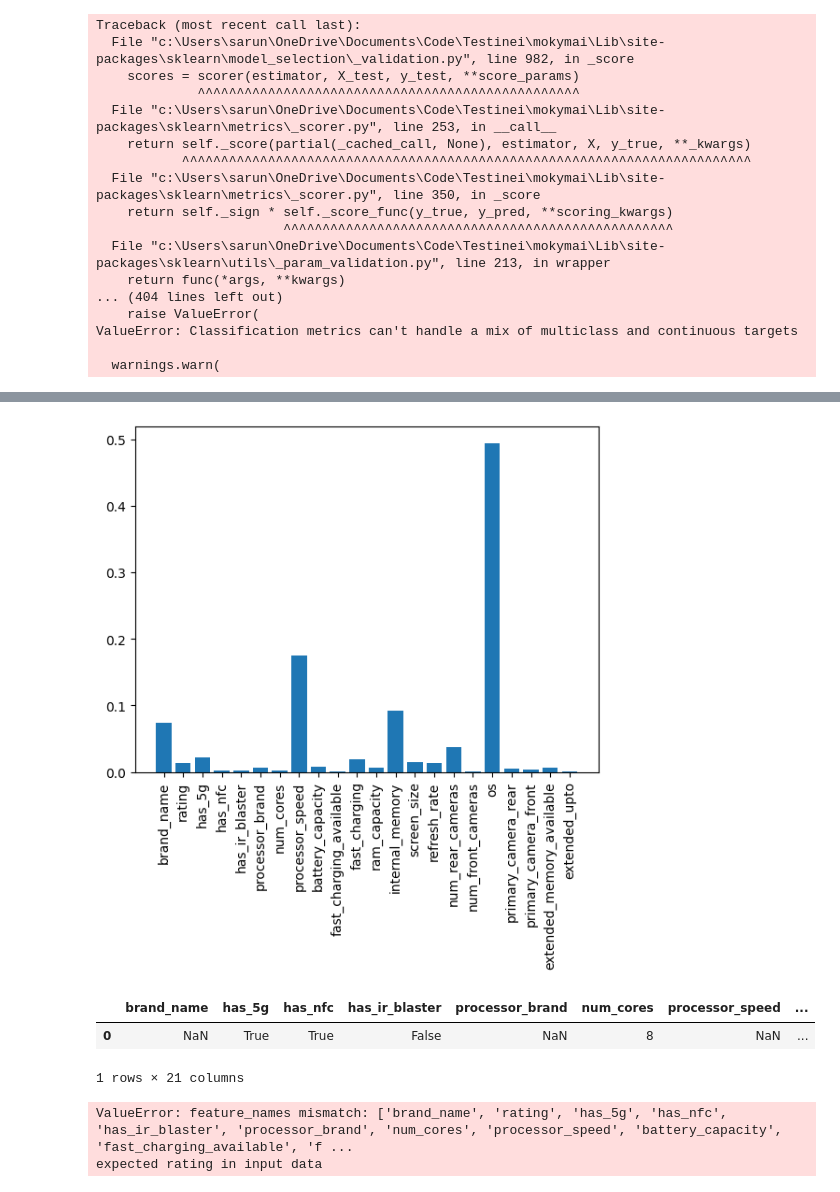
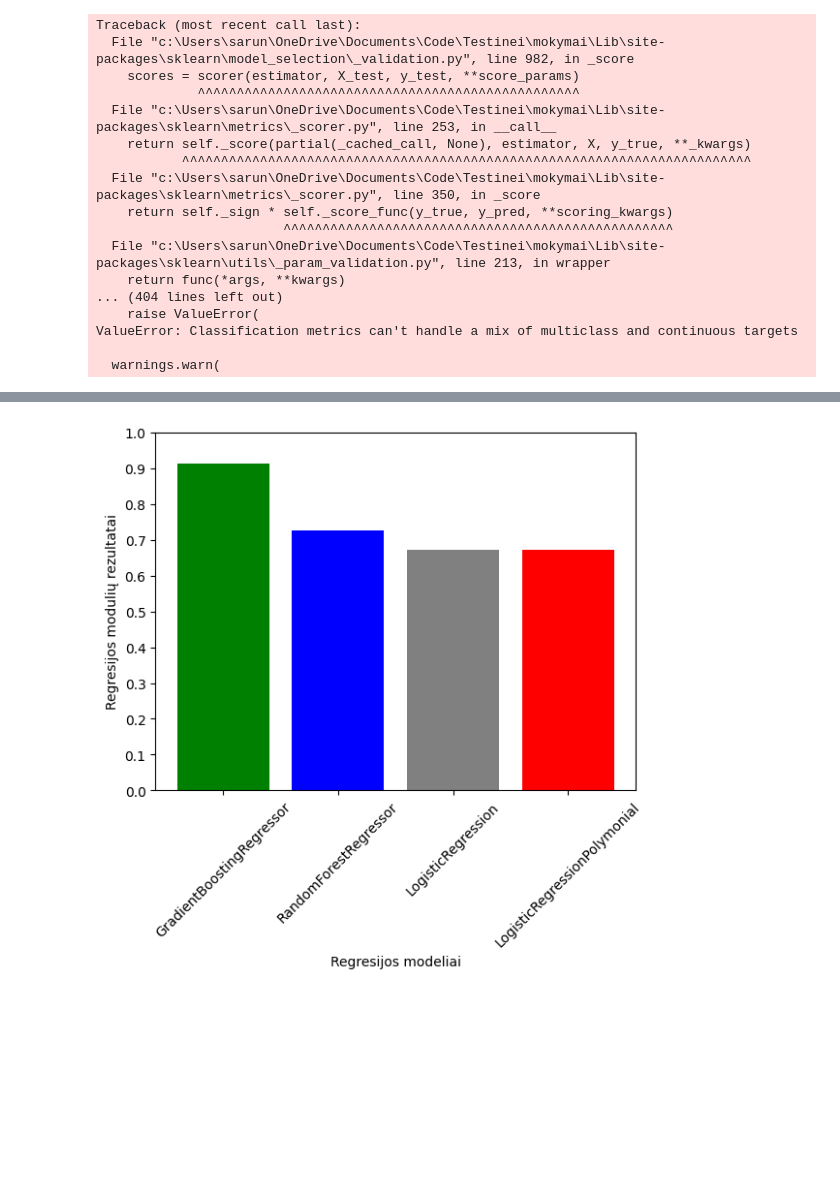
Before and after one commit to Sarunaskaz/Testinei, a Jupyter notebook: baigemasis/model_train.ipynb, the cells around one changed output, grey strips where cells are left out. Cells and saved outputs as stored; diff of their text form; code cells hidden in the pictures; blank space fills up the shorter version.

Commit message:
added graphics for regression models r2_score

```diff
--- a/baigemasis/model_train.ipynb
+++ b/baigemasis/model_train.ipynb
@@ -115,6 +115,6 @@ model.fit(X_train, y_train)
 
 y_pred = model.predict(X_test)
 
-r2 = r2_score(y_test, y_pred)
-print(f'le scoras: {r2}')
+r2_RandomForestRegressor = r2_score(y_test, y_pred)
+print(f'le scoras: {r2_RandomForestRegressor}')
 # %% [output]
@@ -134,9 +134,9 @@ reg.fit(X, Y)
 
 reg.predict(X_test)
 
-reg_score = reg.score(X_test, y_test)
+reg_score_GradientBoostingRegressor = reg.score(X_test, y_test)
 
-print(reg_score)
-joblib.dump(reg, 'regression_model.joblib')
+print(reg_score_GradientBoostingRegressor)
+# joblib.dump(reg, 'regression_model.joblib')
 # %% [output]
 0.9140335230233277
@@ -215,6 +214,6 @@ X_train, X_test, y_train, y_test = train_test_split(X_poly, Y, test_size=0.2, ra
 model = make_pipeline(StandardScaler(), LogisticRegression(max_iter=10000))
 model.fit(X_train, y_train)
 y_pred = model.predict(X_test)
-r2 = r2_score(y_test, y_pred)
-print(f'le scoras: {r2}')
+r2_LogisticRegressionPolymonial = r2_score(y_test, y_pred)
+print(f'le scoras: {r2_LogisticRegressionPolymonial}')
 # %% [output]
@@ -234,6 +233,6 @@ model = LogisticRegression(max_iter=10000)
 model.fit(X_train, y_train)
 y_pred = model.predict(X_test)
 
-r2 = r2_score(y_test, y_pred)
-print(f'le scoras: {r2}')
+r2_LogisticRegression = r2_score(y_test, y_pred)
+print(f'le scoras: {r2_LogisticRegression}')
 # %% [output]
@@ -284,37 +240,19 @@ display(f"MEAN Score: {results['test_score'].mean()}, std: {results['test_score'
-# %%
-model.fit(X, y)
-plt.bar(model.get_booster().feature_names, model.feature_importances_)
-plt.xticks(rotation=90)
-plt.show()
-# %% [output]
-[figure, removed]
-# %%
-sample = pd.Series({'brand_name': np.nan,'has_5g': True,'has_nfc': True, 'has_ir_blaster': False, 'processor_brand':np.nan,
-                   'num_cores': 8,'processor_speed':np.nan,'battery_capacity': 4800,
-                    'fast_charging_available': True, 'fast_charging': 30,'ram_capacity': 8,
-                    'internal_memory': 128, 'screen_size': np.nan, 'refresh_rate': np.nan, 'num_rear_cameras': np.nan,
-                    'num_front_cameras': np.nan, 'os':'android', 'primary_camera_rear': 50,
-                    'primary_camera_front': np.nan, 'extended_memory_available': np.nan, 'extended_upto':np.nan,
-                    'width': np.nan, 'height': np.nan
-                   },
-            index=['brand_name', 'has_5g', 'has_nfc', 'has_ir_blaster', 'processor_brand',
-                   'num_cores', 'processor_speed', 'battery_capacity',
-                   'fast_charging_available', 'fast_charging', 'ram_capacity',
-                   'internal_memory', 'screen_size', 'refresh_rate', 'num_rear_cameras',
-                   'num_front_cameras', 'os', 'primary_camera_rear',
-                   'primary_camera_front', 'extended_memory_available', 'extended_upto'
-                   ])
-
-sample_array = pd.DataFrame([sample], columns=sample.index )
-sample_array[categorical_features] = sample_array[categorical_features].astype('category')
-sample_array
-# %% [output]
-|  | brand_name | has_5g | has_nfc | has_ir_blaster | processor_brand | num_cores | processor_speed | ... |
-| 0 | NaN | True | True | False | NaN | 8 | NaN | ... |
-1 rows × 21 columns
-# %%
-predicted_price = model.predict(sample_array)[0]
-predicted_price
-# %% [output]
-ValueError: feature_names mismatch: ['brand_name', 'rating', 'has_5g', 'has_nfc', 'has_ir_blaster', 'processor_brand', 'num_cores', 'processor_speed', 'battery_capacity', 'fast_charging_available', 'f ...
-expected rating in input data
+# %%
+am = ['GradientBoostingRegressor','RandomForestRegressor','LogisticRegression','LogisticRegressionPolymonial']
+
+fig, ax = plt.subplots()
+
+
+ax.bar("GradientBoostingRegressor", reg_score_GradientBoostingRegressor, color='green', label="GradientBoostingRegressor")
+ax.bar("RandomForestRegressor", r2_RandomForestRegressor, color='blue', label="RandomForestRegressor")
+ax.bar('LogisticRegression', r2_LogisticRegression, color='grey', label="LogisticRegression")
+ax.bar('LogisticRegressionPolymonial', r2_LogisticRegressionPolymonial, color='red', label="LogisticRegressionPolymonial")
+ax.set_xticklabels(am, rotation=45)
+ax.set_ylim([0,1])
+ax.set_yticks([i * 0.1 for i in range(11)])
+
+ax.set_ylabel('Regresijos modulių rezultatai')
+ax.set_xlabel('Regresijos modeliai')
+plt.show()
+# %% [output]
+[figure, added]
```
Also changed, not shown: parts of 7 cells of this notebook.
